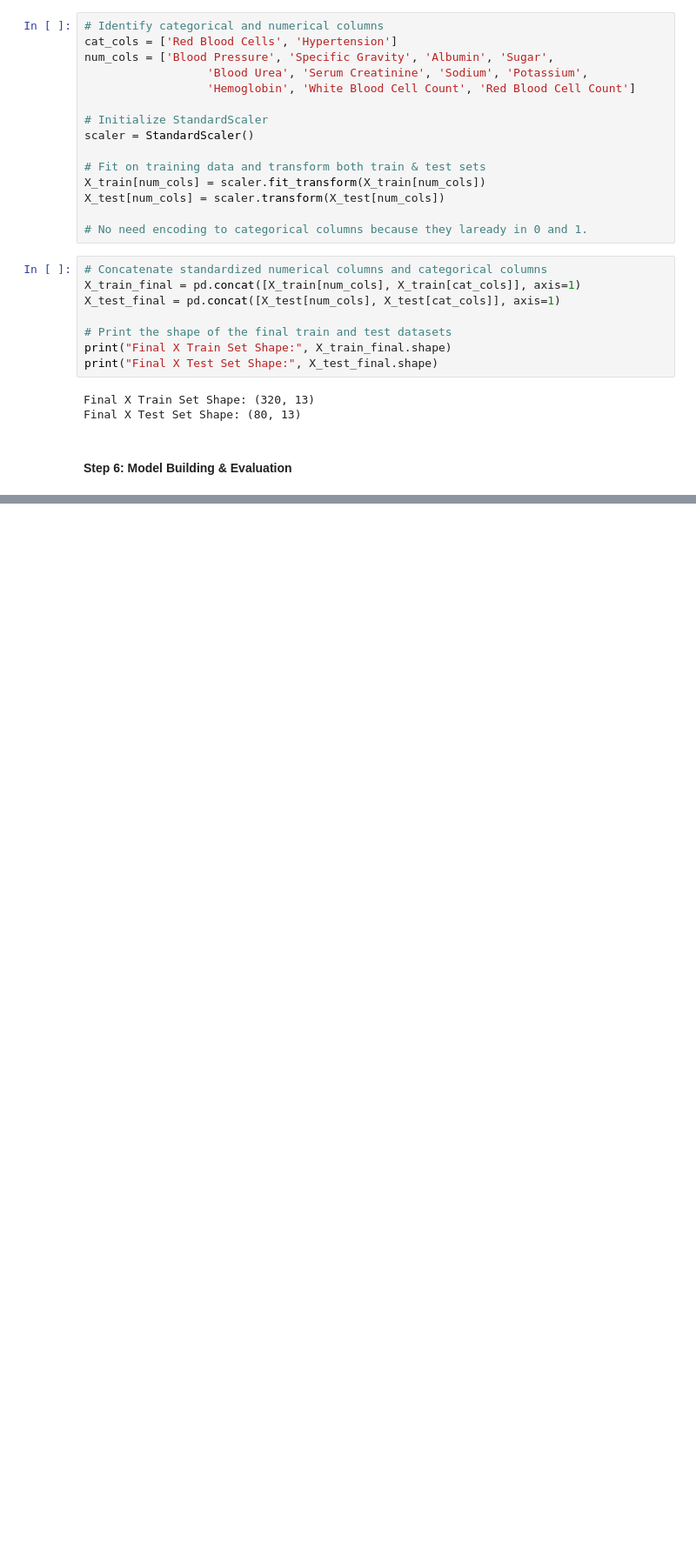
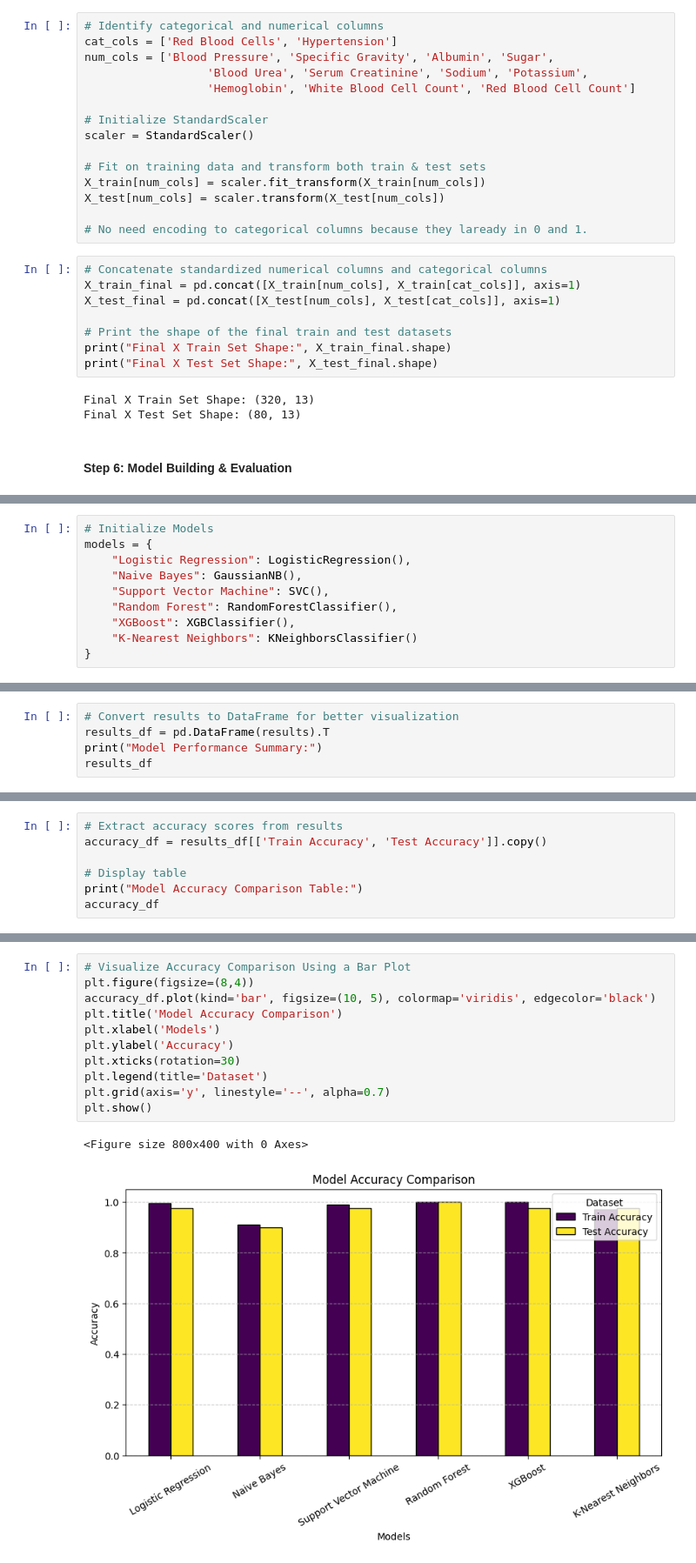
Before and after one commit to Angad143/HealthScope---A-Multi-Disease-Progression-and-Severity-Prediction-Platform, a Jupyter notebook: Kidney Disease Progression Prediction/Kidney_Disease_Prediction.ipynb, the cells around one changed output, grey strips where cells are left out. Shown at 87% size. Cells and saved outputs as stored; diff of their text form; blank space fills up the shorter version.

Commit message:
model build and compare

```diff
--- a/Kidney Disease Progression Prediction/Kidney_Disease_Prediction.ipynb
+++ b/Kidney Disease Progression Prediction/Kidney_Disease_Prediction.ipynb
@@ -911,0 +963,10 @@ Final X Test Set Shape: (80, 13)
+# %%
+# Initialize Models
+models = {
+    "Logistic Regression": LogisticRegression(),
+    "Naive Bayes": GaussianNB(),
+    "Support Vector Machine": SVC(),
+    "Random Forest": RandomForestClassifier(),
+    "XGBoost": XGBClassifier(),
+    "K-Nearest Neighbors": KNeighborsClassifier()
+}
@@ -911,0 +1023,5 @@ Final X Test Set Shape: (80, 13)
+# %%
+# Convert results to DataFrame for better visualization
+results_df = pd.DataFrame(results).T
+print("Model Performance Summary:")
+results_df
@@ -911,0 +1039,7 @@ Final X Test Set Shape: (80, 13)
+# %%
+# Extract accuracy scores from results
+accuracy_df = results_df[['Train Accuracy', 'Test Accuracy']].copy()
+
+# Display table
+print("Model Accuracy Comparison Table:")
+accuracy_df
@@ -911,0 +1055,14 @@ Final X Test Set Shape: (80, 13)
+# %%
+# Visualize Accuracy Comparison Using a Bar Plot
+plt.figure(figsize=(8,4))
+accuracy_df.plot(kind='bar', figsize=(10, 5), colormap='viridis', edgecolor='black')
+plt.title('Model Accuracy Comparison')
+plt.xlabel('Models')
+plt.ylabel('Accuracy')
+plt.xticks(rotation=30)
+plt.legend(title='Dataset')
+plt.grid(axis='y', linestyle='--', alpha=0.7)
+plt.show()
+# %% [output]
+<Figure size 800x400 with 0 Axes>
+[figure, added]
```
Also changed, not shown: parts of 13 cells of this notebook.
